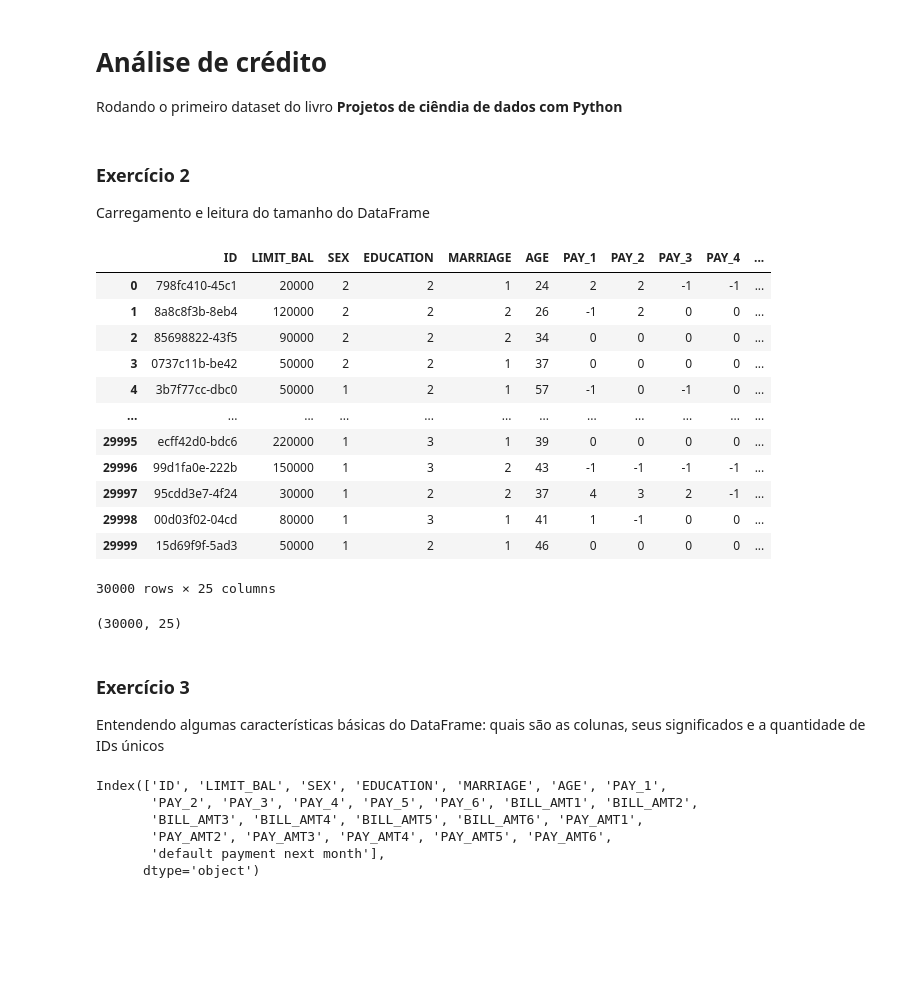
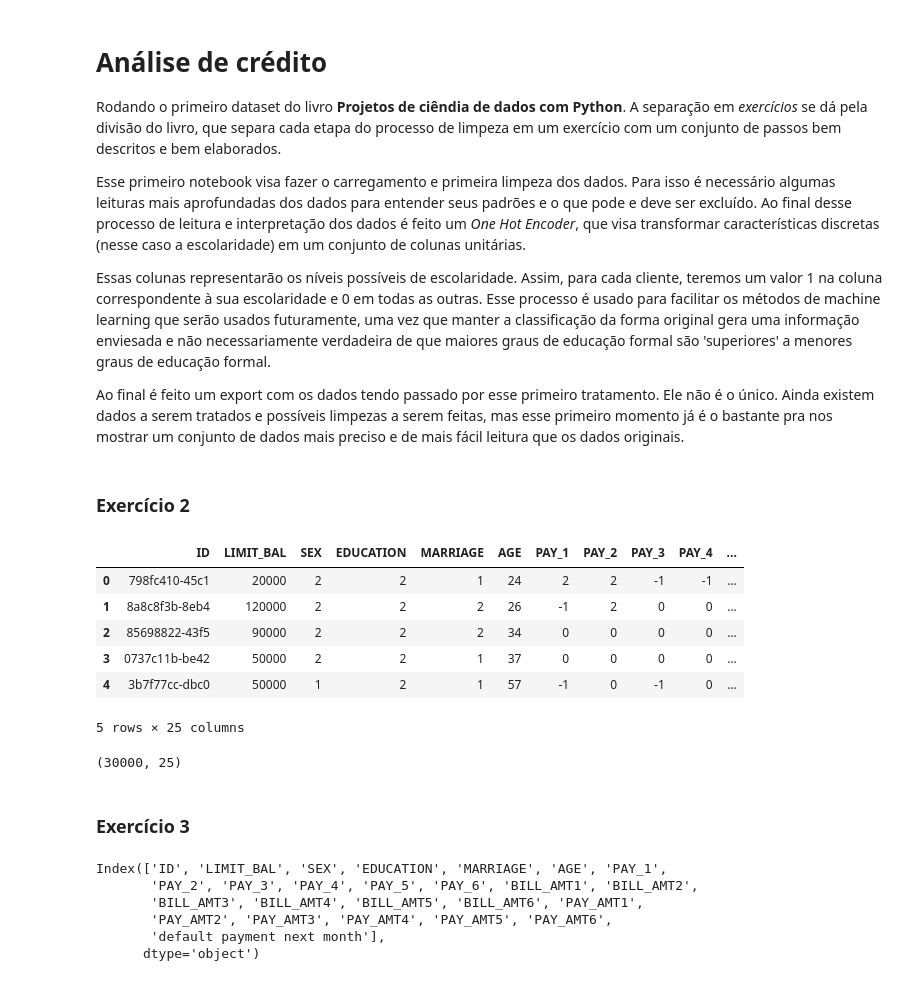
Before and after one commit to mrcosta93/projetos_data_science, a Jupyter notebook: Capítulo 1.ipynb, the cells around one changed output. Saved outputs shown, nothing was run; the diff lists cells and outputs as text; code cells hidden in the pictures; blank space fills up the shorter version.

Commit message:
Update 07/Mar/22
Atualização do arquivo Capítulo 1 com o restante dos exercícios e separação dos datasets original e intermediários em uma pasta separada.

```diff
--- a/Capítulo 1.ipynb
+++ b/Capítulo 1.ipynb
@@ -1,7 +1,13 @@
 # %% [markdown]
 # Análise de crédito
 
-Rodando o primeiro dataset do livro __Projetos de ciêndia de dados com Python__
+Rodando o primeiro dataset do livro __Projetos de ciêndia de dados com Python__. A separação em *exercícios* se dá pela divisão do livro, que separa cada etapa do processo de limpeza em um exercício com um conjunto de passos bem descritos e bem elaborados.
+
+Esse primeiro notebook visa fazer o carregamento e primeira limpeza dos dados. Para isso é necessário algumas leituras mais aprofundadas dos dados para entender seus padrões e o que pode e deve ser excluído. Ao final desse processo de leitura e interpretação dos dados é feito um *One Hot Encoder*, que visa transformar características discretas (nesse caso a escolaridade) em um conjunto de colunas unitárias.
+
+Essas colunas representarão os níveis possíveis de escolaridade. Assim, para cada cliente, teremos um valor 1 na coluna correspondente à sua escolaridade e 0 em todas as outras. Esse processo é usado para facilitar os métodos de machine learning que serão usados futuramente, uma vez que manter a classificação da forma original gera uma informação enviesada e não necessariamente verdadeira de que maiores graus de educação formal são 'superiores' a menores graus de educação formal.
+
+Ao final é feito um export com os dados tendo passado por esse primeiro tratamento. Ele não é o único. Ainda existem dados a serem tratados e possíveis limpezas a serem feitas, mas esse primeiro momento já é o bastante pra nos mostrar um conjunto de dados mais preciso e de mais fácil leitura que os dados originais.
 # %%
 import pandas as pd
 import numpy as np
@@ -8,32 +18,22 @@ import numpy as np
 # %% [markdown]
 ### Exercício 2
-
-Carregamento e leitura do tamanho do DataFrame
 # %%
-df = pd.read_excel('default_of_credit_card_clients__courseware_version_1_21_19.xls')
-df
+df = pd.read_excel('Data/default_of_credit_card_clients__courseware_version_1_21_19.xls')
+df.head(5)
 # %% [output]
 |  | ID | LIMIT_BAL | SEX | EDUCATION | MARRIAGE | AGE | PAY_1 | PAY_2 | PAY_3 | PAY_4 | ... |
 | 0 | 798fc410-45c1 | 20000 | 2 | 2 | 1 | 24 | 2 | 2 | -1 | -1 | ... |
 | 1 | 8a8c8f3b-8eb4 | 120000 | 2 | 2 | 2 | 26 | -1 | 2 | 0 | 0 | ... |
 | 2 | 85698822-43f5 | 90000 | 2 | 2 | 2 | 34 | 0 | 0 | 0 | 0 | ... |
 | 3 | 0737c11b-be42 | 50000 | 2 | 2 | 1 | 37 | 0 | 0 | 0 | 0 | ... |
 | 4 | 3b7f77cc-dbc0 | 50000 | 1 | 2 | 1 | 57 | -1 | 0 | -1 | 0 | ... |
-| ... | ... | ... | ... | ... | ... | ... | ... | ... | ... | ... | ... |
-| 29995 | ecff42d0-bdc6 | 220000 | 1 | 3 | 1 | 39 | 0 | 0 | 0 | 0 | ... |
-| 29996 | 99d1fa0e-222b | 150000 | 1 | 3 | 2 | 43 | -1 | -1 | -1 | -1 | ... |
-| 29997 | 95cdd3e7-4f24 | 30000 | 1 | 2 | 2 | 37 | 4 | 3 | 2 | -1 | ... |
-| 29998 | 00d03f02-04cd | 80000 | 1 | 3 | 1 | 41 | 1 | -1 | 0 | 0 | ... |
-| 29999 | 15d69f9f-5ad3 | 50000 | 1 | 2 | 1 | 46 | 0 | 0 | 0 | 0 | ... |
-30000 rows × 25 columns
+5 rows × 25 columns
 # %%
 df.shape
 # %% [output]
 (30000, 25)
 # %% [markdown]
 ### Exercício 3
-
-Entendendo algumas características básicas do DataFrame: quais são as colunas, seus significados e a quantidade de IDs únicos
 # %%
 df.columns
 # %% [output]
```
Also changed, not shown: parts of 17 cells of this notebook, 2 other files.
